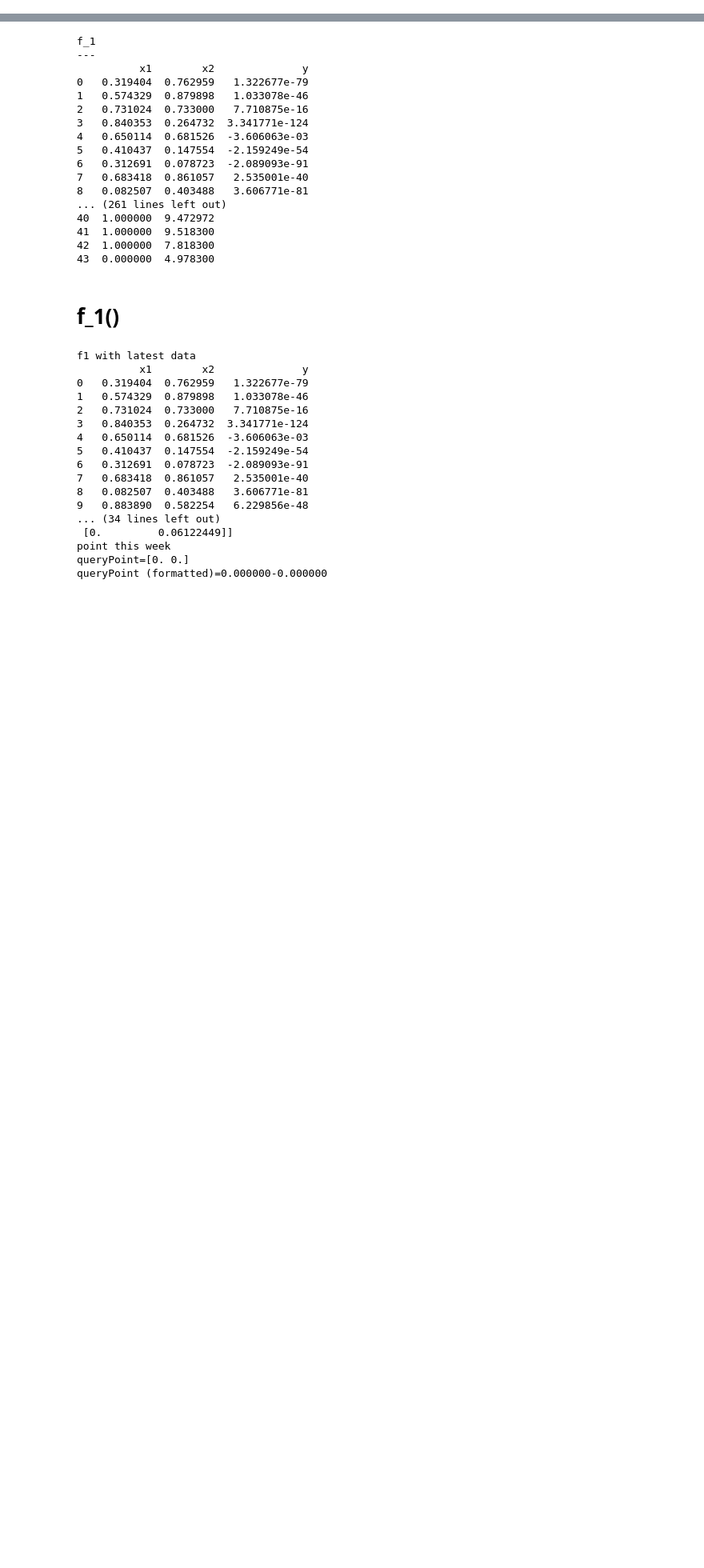
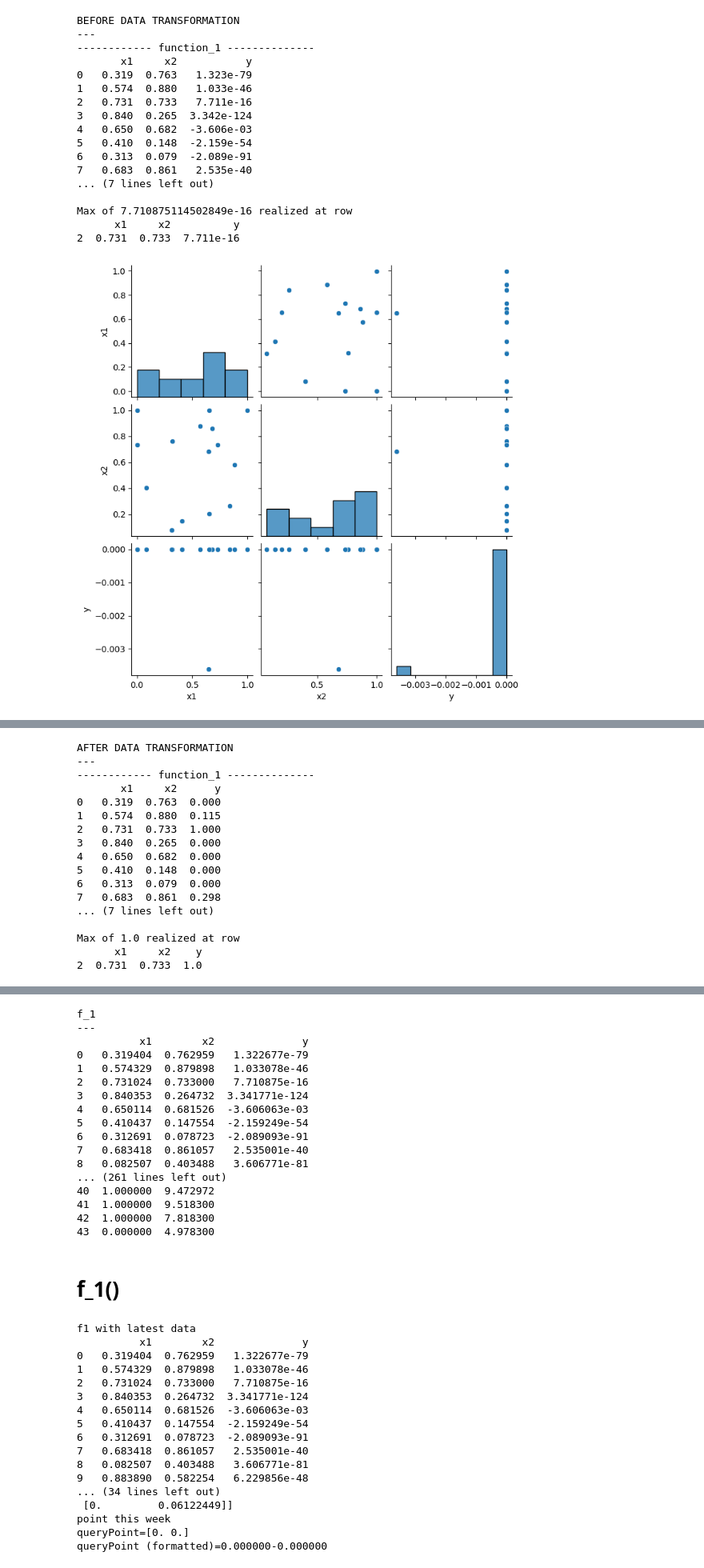
Before and after one commit to mucdat/mlcap, a Jupyter notebook: wk03_GP_length_scale_and_linear_regr.ipynb, the cells around one changed output, grey strips where cells are left out. Shown at 80% size. Drawn from its saved outputs; the diff is of its cells as text; code cells hidden in the pictures; blank space fills up the shorter version.

Commit message:
Major re-factoring. - Functions are now represented by an object BBfcn (Black Box Function) - BBfcn provides methods to fit Gaussian Process surrogate model, reduce dimenions, etc

```diff
--- a/wk03_GP_length_scale_and_linear_regr.ipynb
+++ b/wk03_GP_length_scale_and_linear_regr.ipynb
@@ -71,0 +100,7 @@ def read_fcns_from_disk(path_to_fcns):
+# %%
+from abc import ABC, abstractmethod
+
+class Transformation(ABC):
+    @abstractmethod
+    def apply(self,data):
+        pass
@@ -71,0 +247,53 @@ def read_fcns_from_disk(path_to_fcns):
+# %%
+#pd.set_option('display.float_format', '{:.2g}'.format)
+#pd.reset_option('display.float_format')
+pd.set_option("display.precision",3)
+
+f1 = BBfcn(1)
+print("BEFORE DATA TRANSFORMATION")
+print("---")
+print(f1)
+f1.plot_feature_correlations()
+
+print("AFTER DATA TRANSFORMATION")
+print("---")
+# Customer strategy for f1() to remove negative values and take log of y
+class f1_scale_and_outliers(Transformation):
+    def __init__(self):
+        self.substitute_val_for_negatives = 1e-50
+
+    def apply(self,data):
+        data.loc[data["y"]<1e-70,"y"] = self.substitute_val_for_negatives
+        data["y"] = np.log10(data["y"])
+        scaler = MinMaxScaler(feature_range=(0, 1))
+        data["y"] = scaler.fit_transform(data[["y"]])
+        #data.drop(data.tail(4).index, inplace=True)
+
+
+tr = f1_scale_and_outliers()
+f1.transform(tr)
+print(f1)
+f1.plot_feature_correlations()
+f1.plot_correlations_with_cross_terms()
+#kernel = C(1, (1e-5, 10)) * Matern(length_scale=1, nu=2.5) + WhiteKernel(noise_level=0.01)
+kernel = C(10, (0.001, 10)) * Matern(length_scale=[0.2,0.2],nu=2.5) + WhiteKernel(noise_level=0.01)
+f1.nextPointBayesianOptim(kernel,numgrid=20,acqFcn="UCB",beta=0.5)
+# %% [output]
+BEFORE DATA TRANSFORMATION
+---
+------------ function_1 --------------
+       x1     x2           y
+0   0.319  0.763   1.323e-79
+1   0.574  0.880   1.033e-46
+2   0.731  0.733   7.711e-16
+3   0.840  0.265  3.342e-124
+4   0.650  0.682  -3.606e-03
+5   0.410  0.148  -2.159e-54
+6   0.313  0.079  -2.089e-91
+7   0.683  0.861   2.535e-40
+... (7 lines left out)
+
+Max of 7.710875114502849e-16 realized at row
+      x1     x2          y
+2  0.731  0.733  7.711e-16
+[figure, added]
@@ -71,0 +301,17 @@ def read_fcns_from_disk(path_to_fcns):
+AFTER DATA TRANSFORMATION
+---
+------------ function_1 --------------
+       x1     x2      y
+0   0.319  0.763  0.000
+1   0.574  0.880  0.115
+2   0.731  0.733  1.000
+3   0.840  0.265  0.000
+4   0.650  0.682  0.000
+5   0.410  0.148  0.000
+6   0.313  0.079  0.000
+7   0.683  0.861  0.298
+... (7 lines left out)
+
+Max of 1.0 realized at row
+      x1     x2    y
+2  0.731  0.733  1.0
```
Also changed, not shown: parts of 20 cells of this notebook, 1 other file.
